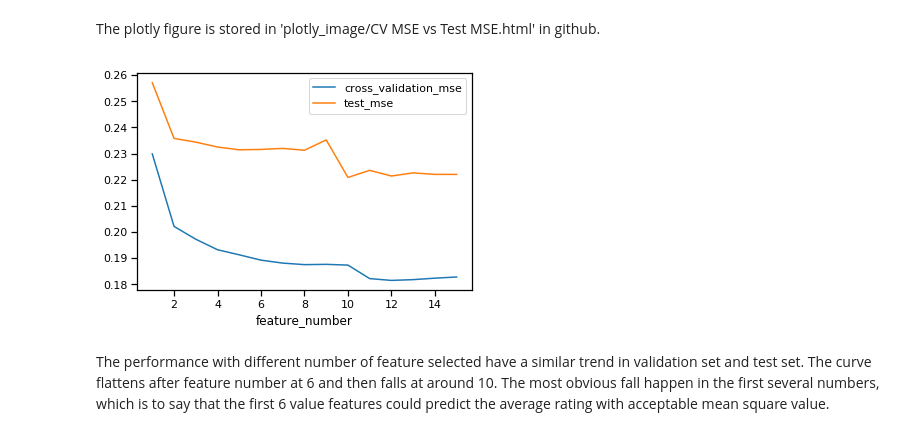
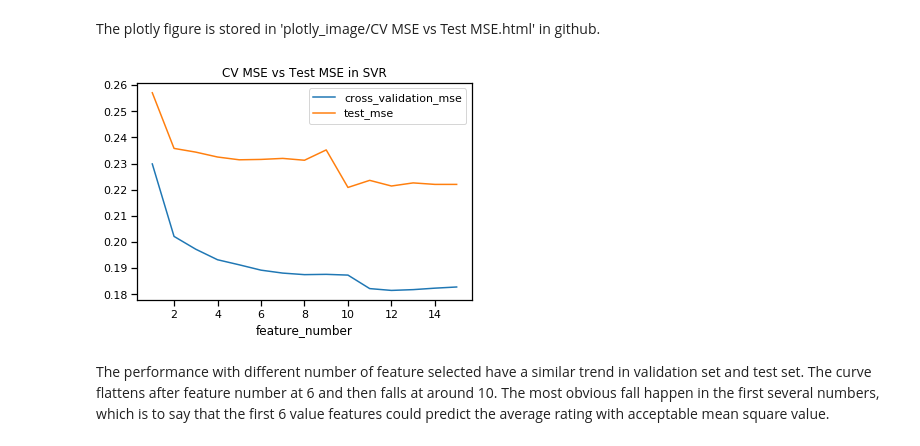
Before and after one commit to ZX-joe/Applied-Data-Analysis-How-to-make-a-hit-moive, a Jupyter notebook: ML_10.ipynb, the cells around one changed output. Cells and saved outputs as stored; diff of their text form; code cells hidden in the pictures.

```diff
--- a/ML_10.ipynb
+++ b/ML_10.ipynb
@@ -1209,12 +1210,13 @@ The plotly figure is stored in 'plotly_image/CV MSE vs Test MSE.html' in github.
 # %%
 plt.plot( test_features_score['feature_number'],test_features_score['cross_validation_mse'])
 plt.legend()
 plt.plot( test_features_score['feature_number'],test_features_score['test_mse'])
 plt.legend()
+plt.title('CV MSE vs Test MSE in SVR')
 plt.xlabel('feature_number')
 plt.show()
 # %% [output]
-[figure, old version]
+[figure, new version]
 # %% [markdown]
 The performance with different number of feature selected have a similar trend in validation set and test set. The curve flattens after feature number at 6 and then falls at around 10. The most obvious fall happen in the first several numbers, which is to say that the first 6 value features could predict the average rating with acceptable mean square value.
 # %% [markdown]
```
Also changed, not shown: parts of 4 cells of this notebook, 1 other file.
